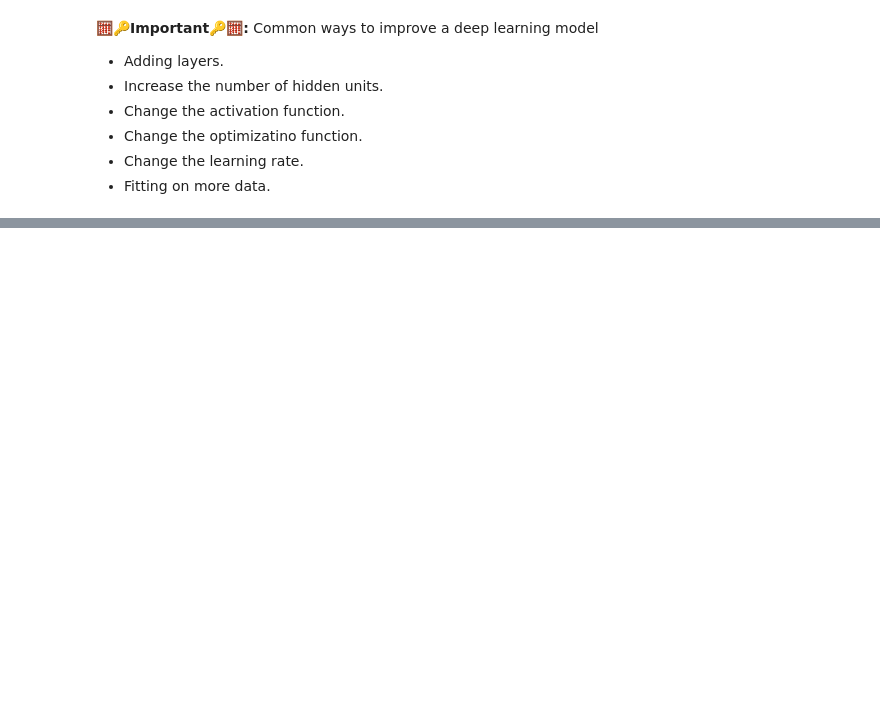
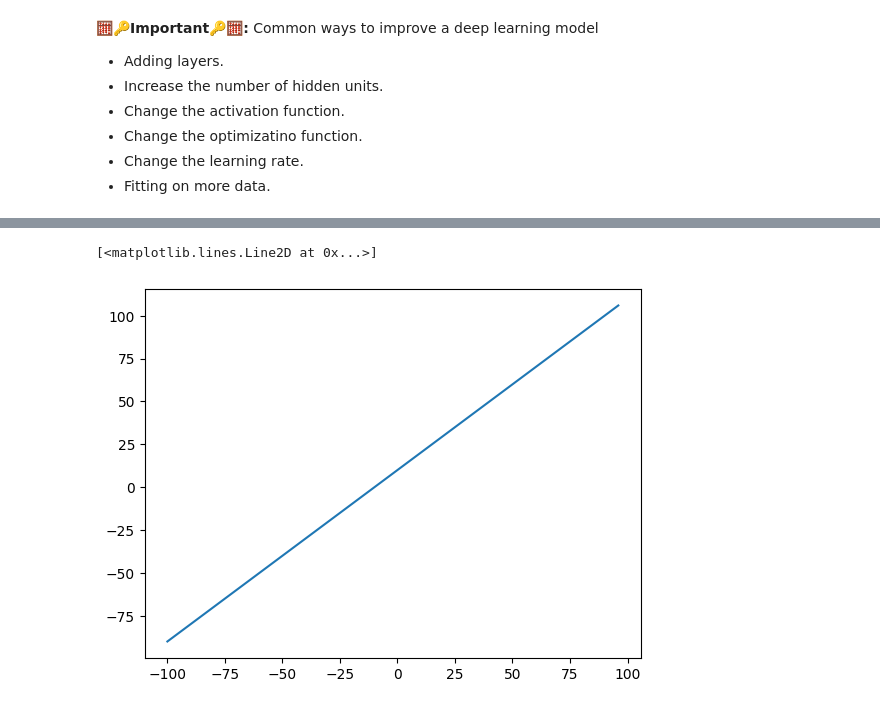
Before and after one commit to Muntasir2179/tensorflow-learning, a Jupyter notebook: 01_neural_network_regression_with_tensorflow.ipynb, the cells around one changed output, grey strips where cells are left out. Saved outputs shown, nothing was run; the diff lists cells and outputs as text; code cells hidden in the pictures; blank space fills up the shorter version.

```diff
--- a/01_neural_network_regression_with_tensorflow.ipynb
+++ b/01_neural_network_regression_with_tensorflow.ipynb
@@ -284,0 +314,5 @@ array([[27.215836]], dtype=float32)
+# %%
+plt.plot(features, labels)
+# %% [output]
+[<matplotlib.lines.Line2D at 0x...>]
+[figure, added]
```
Also changed, not shown: parts of 22 cells of this notebook.
